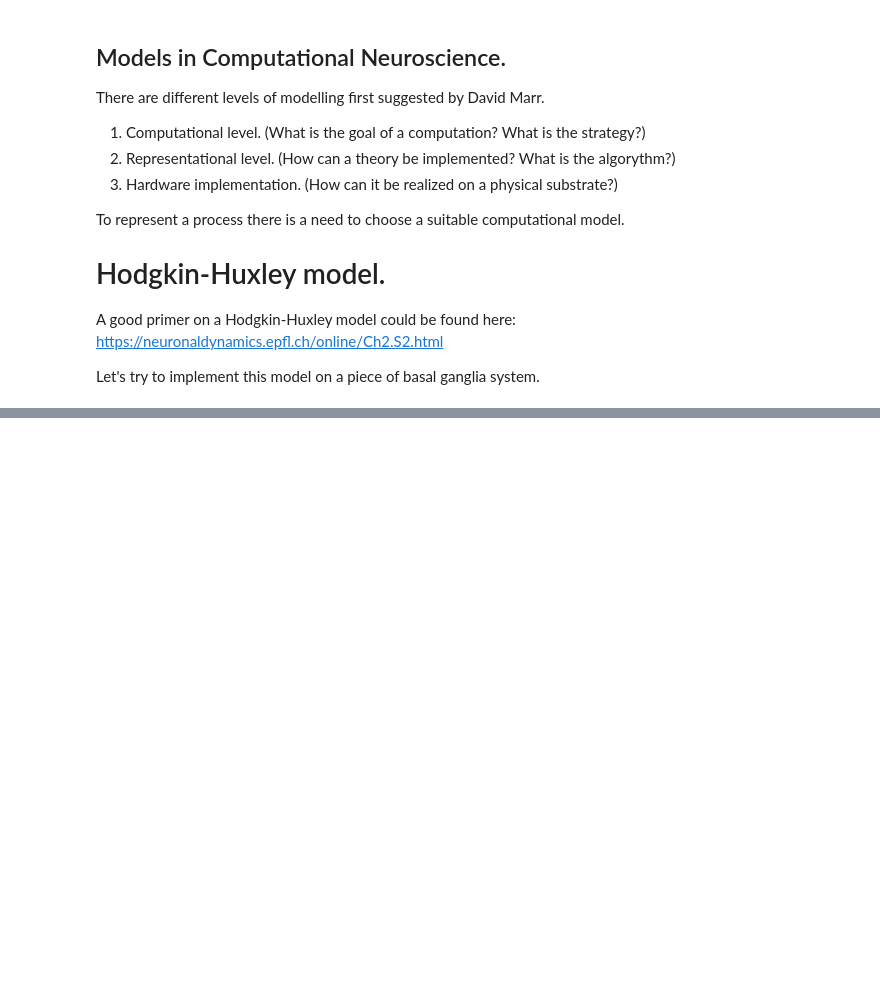
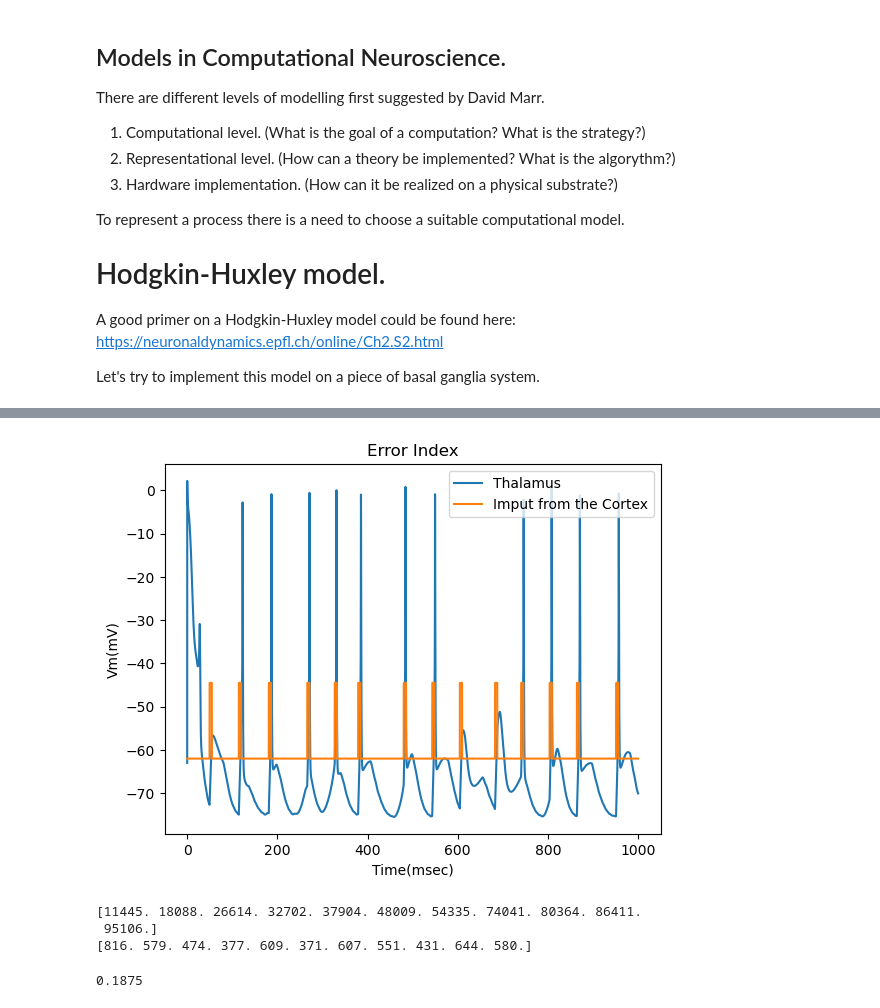
Before and after one commit to Linnea133/schuelerpraktikum, a Jupyter notebook: HHmodel.ipynb, the cells around one changed output, grey strips where cells are left out. Cells and saved outputs as stored; diff of their text form; code cells hidden in the pictures; blank space fills up the shorter version.

```diff
--- a/HHmodel.ipynb
+++ b/HHmodel.ipynb
@@ -439,0 +469,52 @@ np.shape (list1)
+# %%
+Ibl=fin_res[5][0,:]
+tmax=1000              #maximum time (ms)
+dt=0.01
+np.shape(fin_res[5][0,:])
+#plt.xlabel('Time(msec)')
+#plt.ylabel('Vm(mV)')
+fig, axs=plt.subplots(nrows=1, ncols=1)
+t=np.arange(0,tmax,dt)
+axs.plot(t,fin_res[5][0,:], label='Thalamus')
+axs.plot(t,5*fin_res[-2]-62, label='Imput from the Cortex')
+axs.legend()
+axs.set_xlabel('Time(msec)')
+axs.set_ylabel('Vm(mV)')
+axs.set_title('Error Index')
+
+#plt.plot(fin_res[5][0,:])
+#print (fin_res[5])
+# #def comp(t_max, dt, Ior, Ibl):
+vt=Ibl
+i=vt[0]
+# for i in range (len(vt)):
+#     np.where(np.logical_and(vt[i]<=-40, vt[i+1]>-40))[0][0]
+#return EI
+# %% [output]
+[figure, added]
+# %%
+i=1
+KS=np.empty([0])
+C=np.empty([0])
+for i in range (1,len(vt)):
+    W=np.where (np.logical_and(vt[i-1]<=-15,vt[i]>-15))
+    if W[0]==np.array([0]):
+        K=np.where (np.logical_and(fin_res[-1]<i+2400, fin_res[-1]>i-2400))[0]
+        C=np.hstack((C,i))
+        KS=np.hstack((KS,fin_res[-1][K]))
+        #print(i)
+        #print('K: %s '% K)
+        #print ('K, cor: %s '% fin_res[-1][K])
+w=np.sum([vt>-15])
+len(W)
+#print(C[1:])
+W[0]
+#print (fin_res[-1])
+print(KS)
+print(C[1:]-KS)
+(np.sum((C[1:]-KS)>1000)+(len(fin_res[-1])-len(KS)))/(findfreq(vt)+(len(fin_res[-1])-len(KS)))
+# %% [output]
+[11445. 18088. 26614. 32702. 37904. 48009. 54335. 74041. 80364. 86411.
+ 95106.]
+[816. 579. 474. 377. 609. 371. 607. 551. 431. 644. 580.]
+0.1875
```
Also changed, not shown: parts of 9 cells of this notebook, 1 other file.
